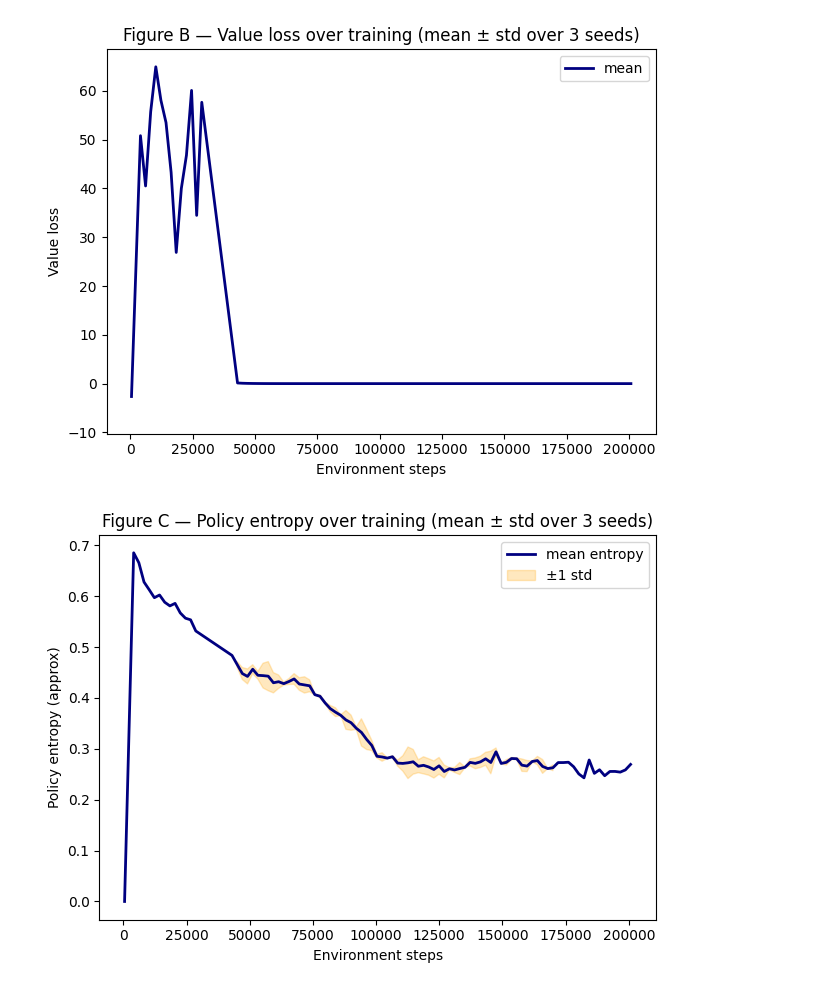
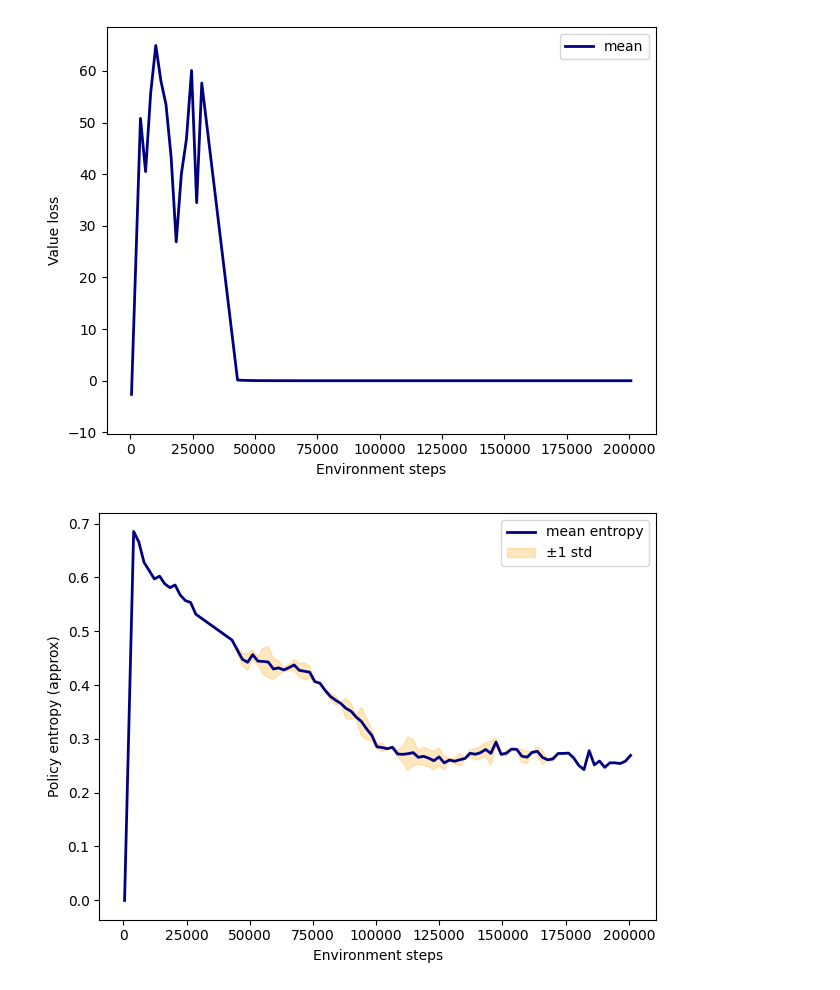
Before and after one commit to laetitiabacha/RL_assignment, a Jupyter notebook: RL_coursework.ipynb, the cells around one changed output. Cells and saved outputs as stored; diff of their text form; code cells hidden in the pictures.

```diff
--- a/RL_coursework.ipynb
+++ b/RL_coursework.ipynb
@@ -144,52 +143,50 @@ plt.fill_between(
 
 plt.xlabel("Environment steps")
 plt.ylabel("Value loss")
-plt.title("Figure B — Value loss over training (mean ± std over 3 seeds)")
 plt.legend()
 
 os.makedirs("figures", exist_ok=True)
 plt.tight_layout()
 plt.savefig("figures/figure_B.pdf", bbox_inches="tight")
-plt.savefig("figures/figure_B.png", bbox_inches="tight")
+plt.savefig("figures/figure_B.png", dpi=200, bbox_inches="tight")
 plt.show()
 # %% [output]
-[figure, old version]
+[figure, new version]
 # %%
 import numpy as np
 import matplotlib.pyplot as plt
 import pandas as pd
 
 metric = "train/entropy_loss"
 
 all_df[metric] = pd.to_numeric(all_df[metric], errors="coerce")
 all_df["time/total_timesteps"] = pd.to_numeric(all_df["time/total_timesteps"], errors="coerce")
 all_df = all_df.dropna(subset=[metric, "time/total_timesteps", "seed"])
 
 pivot = all_df.pivot_table(index="time/total_timesteps", columns="seed", values=metric)
 
 x = pivot.index.values
 
 # SB3 logs entropy_loss as a negative quantity (it's -entropy term).
 # For an intuitive plot: entropy ≈ -entropy_loss
 entropy_mean = (-pivot).mean(axis=1).values
 entropy_std  = (-pivot).std(axis=1).values
 
 plt.figure()
 plt.plot(x, entropy_mean, color="navy", linewidth=2, label="mean entropy")
 plt.fill_between(x, entropy_mean-entropy_std, entropy_mean+entropy_std, color="orange", alpha=0.25, label="±1 std")
 
 plt.xlabel("Environment steps")
 plt.ylabel("Policy entropy (approx)")
-plt.title("Figure C — Policy entropy over training (mean ± std over 3 seeds)")
 plt.legend()
 
 os.makedirs("figures", exist_ok=True)
 plt.tight_layout()
 plt.savefig("figures/figure_C.pdf", bbox_inches="tight")
-plt.savefig("figures/figure_C.png", bbox_inches="tight")
+plt.savefig("figures/figure_C.png", dpi=200, bbox_inches="tight")
 plt.show()
 # %% [output]
-[figure, old version]
+[figure, new version]
 # %%
 import numpy as np
 import matplotlib.pyplot as plt
```
Also changed, not shown: parts of 6 cells of this notebook.
